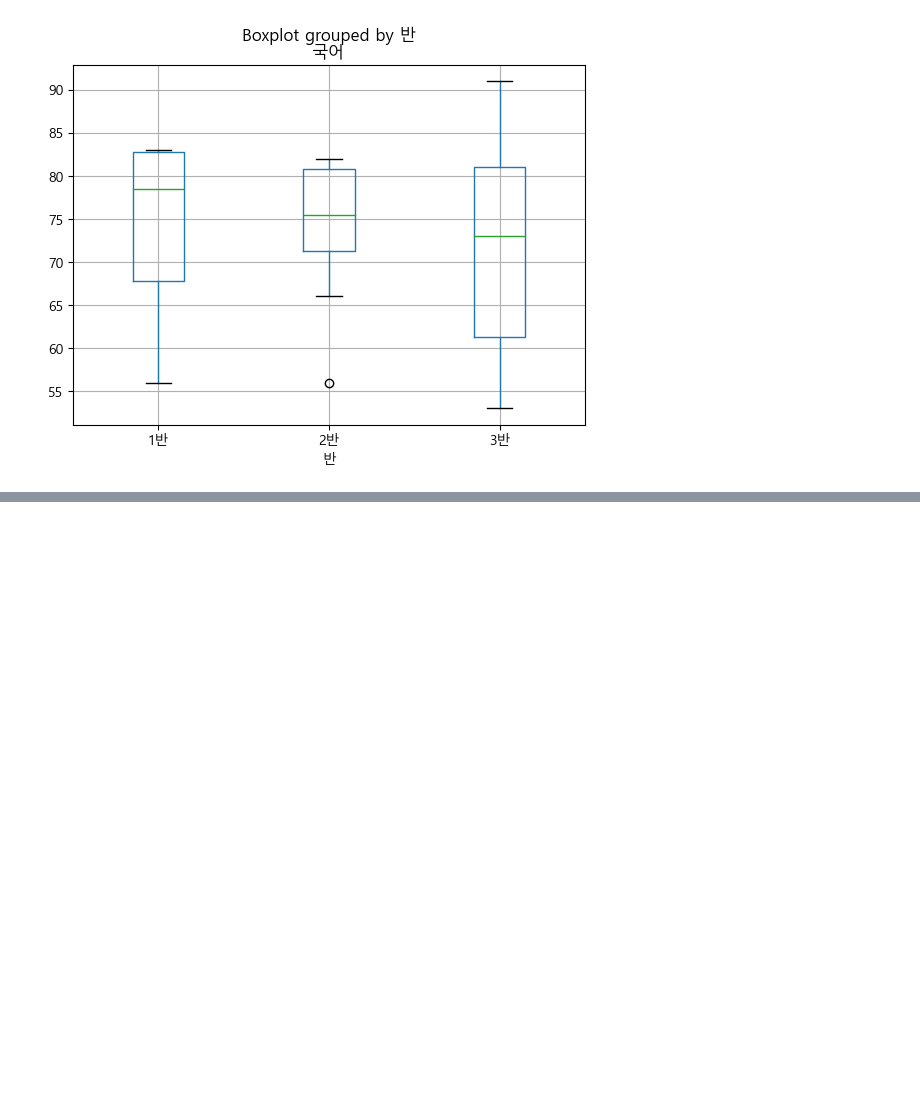
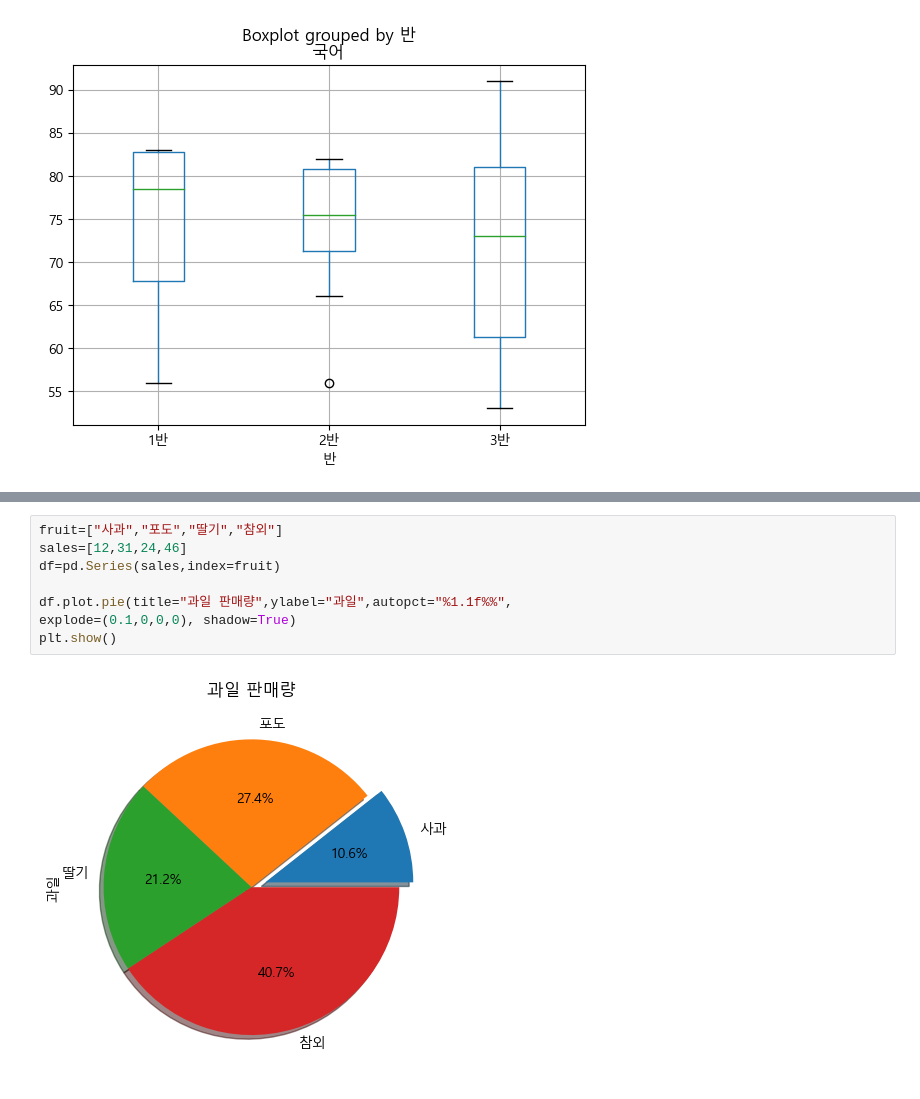
Before and after one commit to eunzzae/python_study, a Jupyter notebook: 230510_Python_연습_6.2 pandas로 그래프 그리기.ipynb, the cells around one changed output, grey strips where cells are left out. Saved outputs shown, nothing was run; the diff lists cells and outputs as text; blank space fills up the shorter version.

```diff
--- a/230510_Python_연습_6.2 pandas로 그래프 그리기.ipynb
+++ b/230510_Python_연습_6.2 pandas로 그래프 그리기.ipynb
@@ -147,0 +164,10 @@ graph.iloc[:,2:7].mean().l
+# %%
+fruit=["사과","포도","딸기","참외"]
+sales=[12,31,24,46]
+df=pd.Series(sales,index=fruit)
+
+df.plot.pie(title="과일 판매량",ylabel="과일",autopct="%1.1f%%",
+explode=(0.1,0,0,0), shadow=True)
+plt.show()
+# %% [output]
+[figure, added]
```
Also changed, not shown: parts of 15 cells of this notebook.
